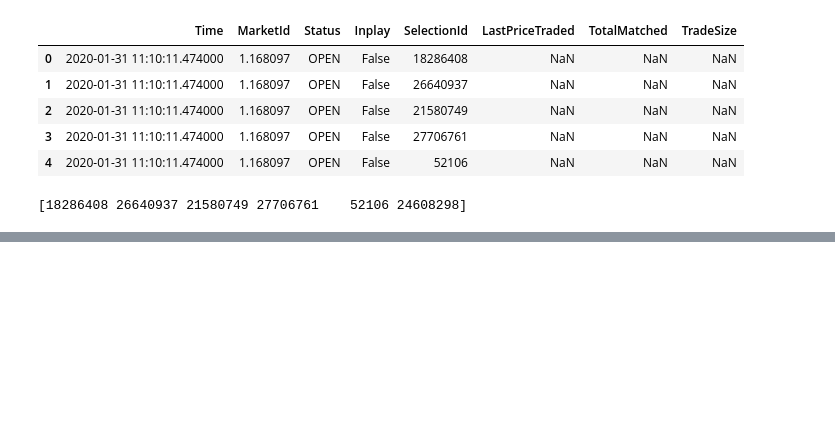
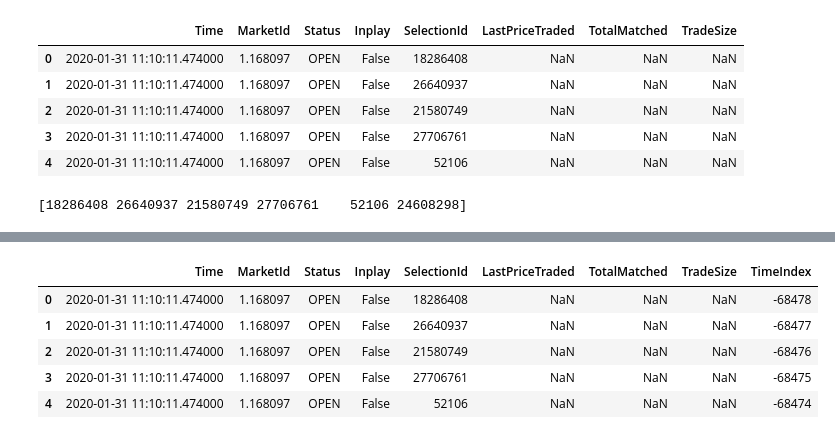
Before and after one commit to tbardrick/betfair_project, a Jupyter notebook: notebooks/api_tests/2_betfair_advanced_data_test.ipynb, the cells around one changed output, grey strips where cells are left out. Saved outputs shown, nothing was run; the diff lists cells and outputs as text; code cells hidden in the pictures; blank space fills up the shorter version.

Commit message:
Made directories generic, changed data save location, added comparable TimeIndex

```diff
--- a/notebooks/api_tests/2_betfair_advanced_data_test.ipynb
+++ b/notebooks/api_tests/2_betfair_advanced_data_test.ipynb
@@ -230,3 +230,15 @@ df.describe() #PROBLEM: TradeSize contains negative values
 | 50% | 1.168097e+00 | 2.309452e+07 | 6.000000 | 1655.730000 | 0.000000 |
 | 75% | 1.168097e+00 | 2.664094e+07 | 26.000000 | 11864.980000 | 0.000000 |
 | max | 1.168097e+00 | 2.770676e+07 | 1000.000000 | 225701.070000 | 155608.930000 |
+# %%
+#Creatng TimeIndex
+t_0 = df.Inplay.values.searchsorted('True', side='left')
+df['TimeIndex'] = df.index - t_0
+df.head()
+# %% [output]
+|  | Time | MarketId | Status | Inplay | SelectionId | LastPriceTraded | TotalMatched | TradeSize | TimeIndex |
+| 0 | 2020-01-31 11:10:11.474000 | 1.168097 | OPEN | False | 18286408 | NaN | NaN | NaN | -68478 |
+| 1 | 2020-01-31 11:10:11.474000 | 1.168097 | OPEN | False | 26640937 | NaN | NaN | NaN | -68477 |
+| 2 | 2020-01-31 11:10:11.474000 | 1.168097 | OPEN | False | 21580749 | NaN | NaN | NaN | -68476 |
+| 3 | 2020-01-31 11:10:11.474000 | 1.168097 | OPEN | False | 27706761 | NaN | NaN | NaN | -68475 |
+| 4 | 2020-01-31 11:10:11.474000 | 1.168097 | OPEN | False | 52106 | NaN | NaN | NaN | -68474 |
```
Also changed, not shown: parts of 5 cells of this notebook.
